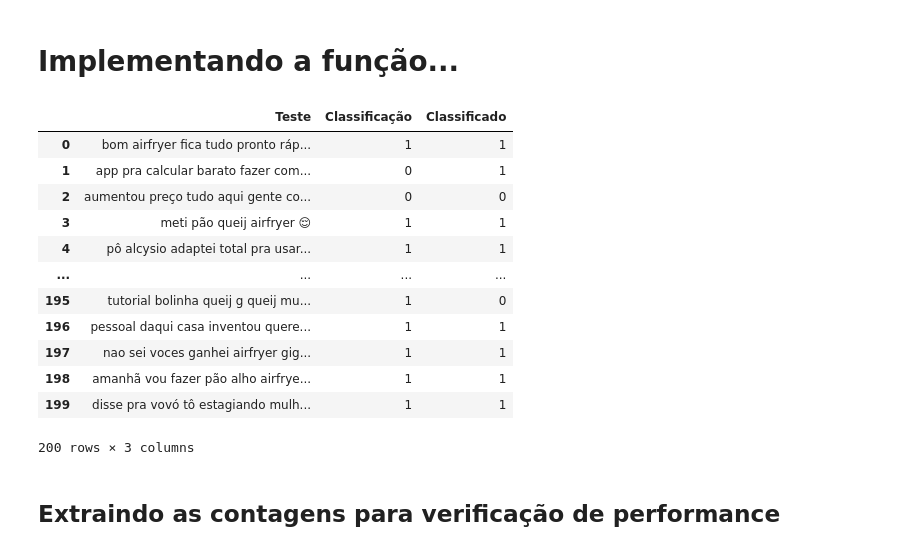
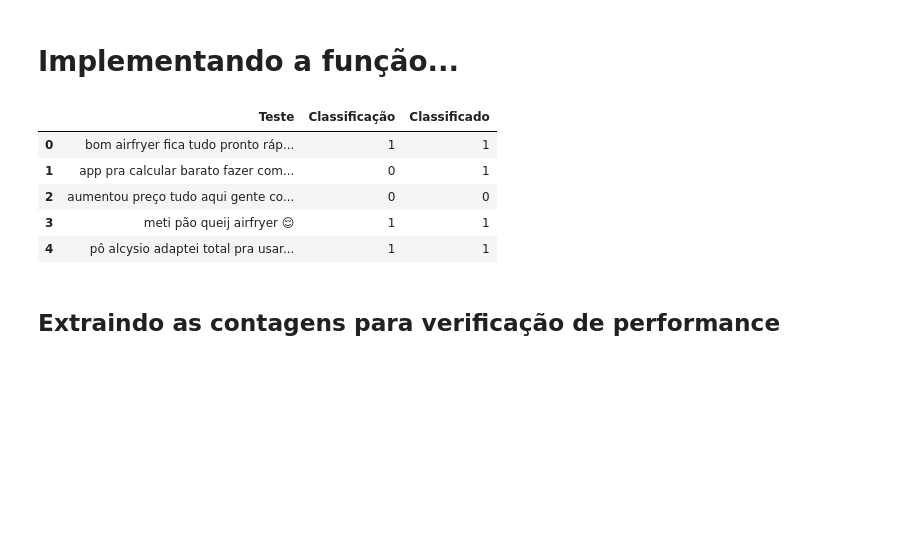
Before and after one commit to LinkolnR/Proj1Cdados, a Jupyter notebook: Projeto1_Layout_Classificador.ipynb, the cells around one changed output. Cells and saved outputs as stored; diff of their text form; code cells hidden in the pictures; blank space fills up the shorter version.

Commit message:
Função item 6 funcionando

```diff
--- a/Projeto1_Layout_Classificador.ipynb
+++ b/Projeto1_Layout_Classificador.ipynb
@@ -131,10 +117,0 @@ irrelevantes = train.loc[filtro2, :]    # dataframe com tweets irrelevantes
-# %%
-# Transforma o dataframe relevantes em um único texto
-string_relevante = ''
-for linha in relevantes.Treinamento:
-    string_relevante+= ' '+ linha
-# %%
-# Transforma o dataframe irrelevantes em um único texto
-string_irrelevante = ''
-for linha in irrelevantes.Treinamento:
-    string_irrelevante+= ' '+ linha
@@ -302,19 +256,12 @@ df = test               # dataframe que será argumento da função classificado
 series= test['Teste']   # series que será argumento da função classificadora
 # %%
 # Implementa função
-df_classificado = classificador(df, series) #dataframe que passou pelo função para classificar os tweets
-df_classificado
+df = classificador(df, series) #dataframe que passou pelo função para classificar os tweets
+df.head()
 # %% [output]
 |  | Teste | Classificação | Classificado |
 | 0 | bom airfryer fica tudo pronto ráp... | 1 | 1 |
 | 1 | app pra calcular barato fazer com... | 0 | 1 |
 | 2 | aumentou preço tudo aqui gente co... | 0 | 0 |
 | 3 | meti pão queij airfryer 😌 | 1 | 1 |
 | 4 | pô alcysio adaptei total pra usar... | 1 | 1 |
-| ... | ... | ... | ... |
-| 195 | tutorial bolinha queij g queij mu... | 1 | 0 |
-| 196 | pessoal daqui casa inventou quere... | 1 | 1 |
-| 197 | nao sei voces ganhei airfryer gig... | 1 | 1 |
-| 198 | amanhã vou fazer pão alho airfrye... | 1 | 1 |
-| 199 | disse pra vovó tô estagiando mulh... | 1 | 1 |
-200 rows × 3 columns
```
Also changed, not shown: parts of 36 cells of this notebook.
